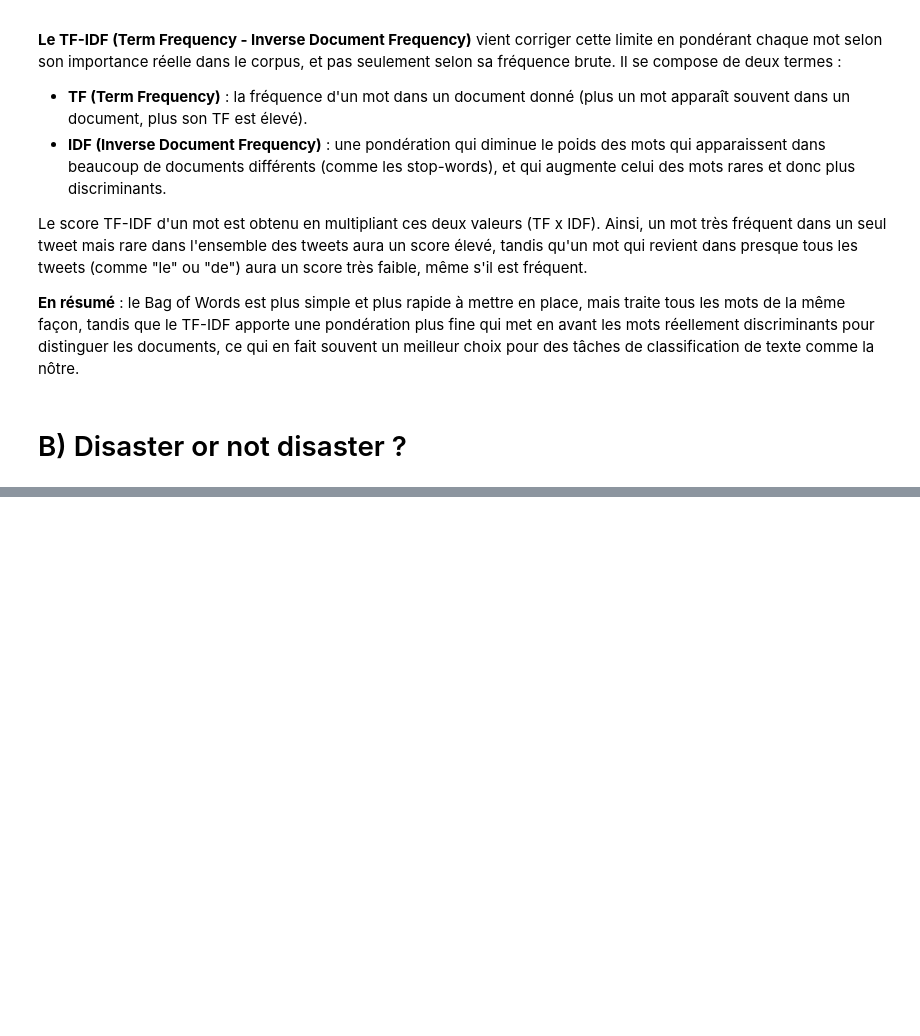
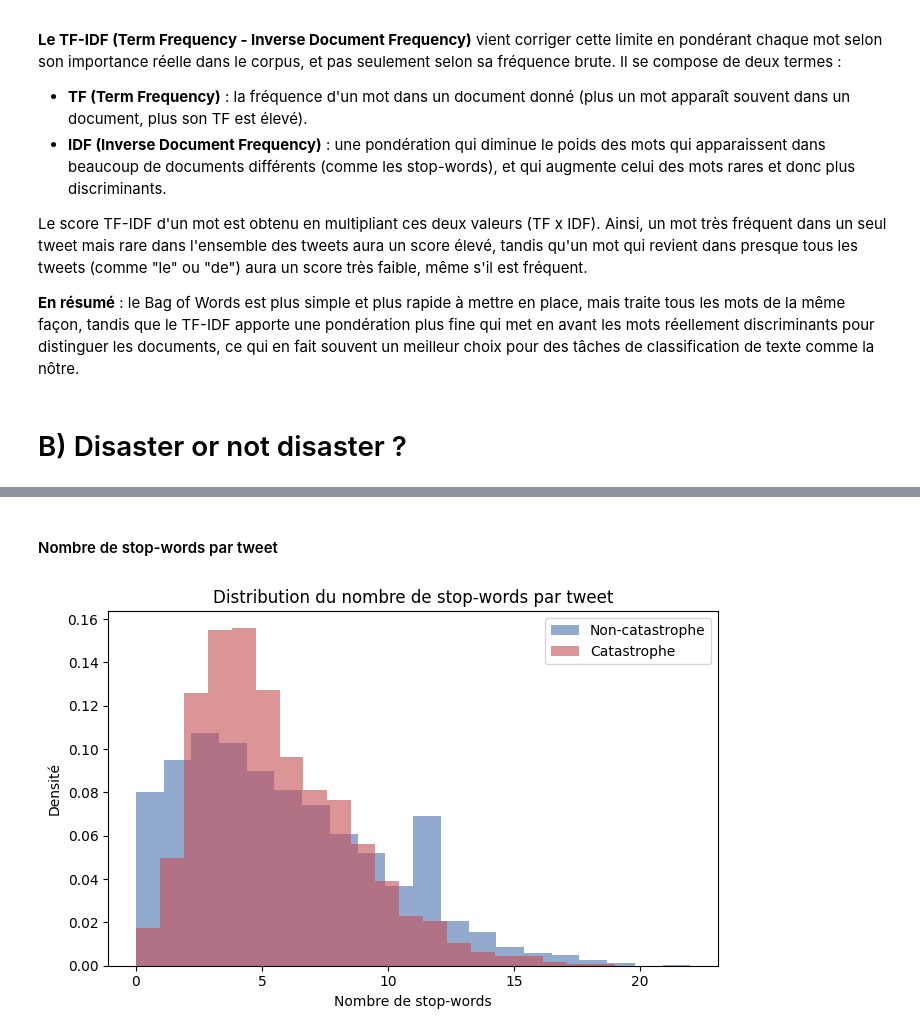
Before and after one commit to axel-achart/eye-of-emergency, a Jupyter notebook: notebook.ipynb, the cells around one changed output, grey strips where cells are left out. Cells and saved outputs as stored; diff of their text form; code cells hidden in the pictures; blank space fills up the shorter version.

```diff
--- a/notebook.ipynb
+++ b/notebook.ipynb
@@ -120,0 +254,16 @@ Le score TF-IDF d'un mot est obtenu en multipliant ces deux valeurs (TF x IDF).
+# %% [markdown]
+#### Nombre de stop-words par tweet
+# %%
+plt.figure(figsize=(7, 4.5))
+for target_value, color, label in zip([0, 1], ["#4C72B0", "#C44E52"], ["Non-catastrophe", "Catastrophe"]):
+    subset = db_train[db_train["target"] == target_value]
+    plt.hist(subset["stopword_count"], bins=20, alpha=0.6, color=color, label=label, density=True)
+
+plt.title("Distribution du nombre de stop-words par tweet")
+plt.xlabel("Nombre de stop-words")
+plt.ylabel("Densité")
+plt.legend()
+plt.tight_layout()
+plt.show()
+# %% [output]
+[figure, added]
```
Also changed, not shown: parts of 34 cells of this notebook.
